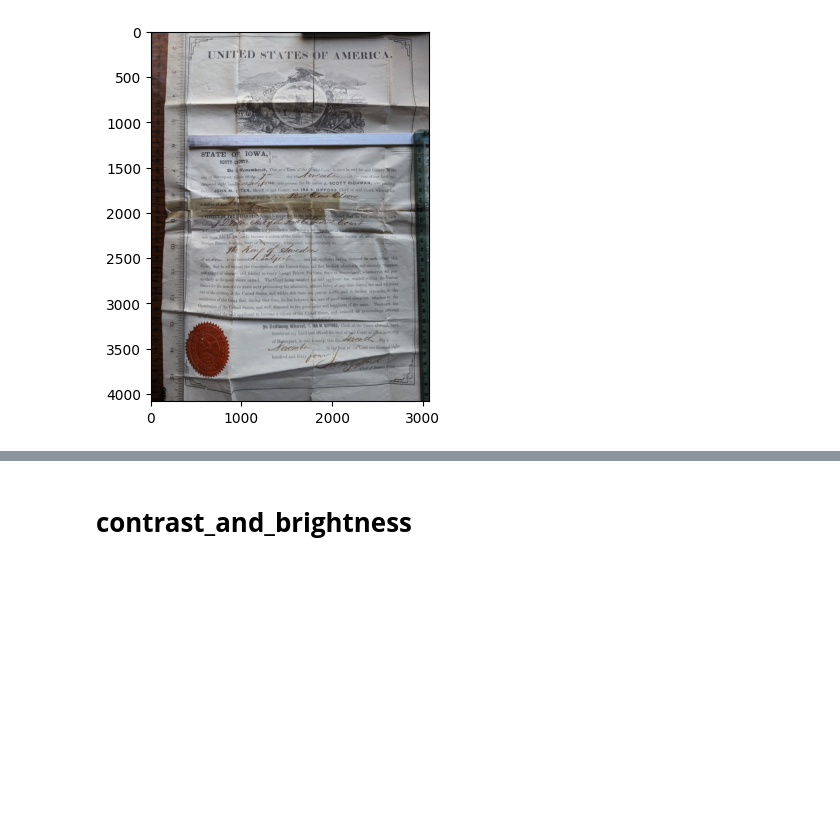
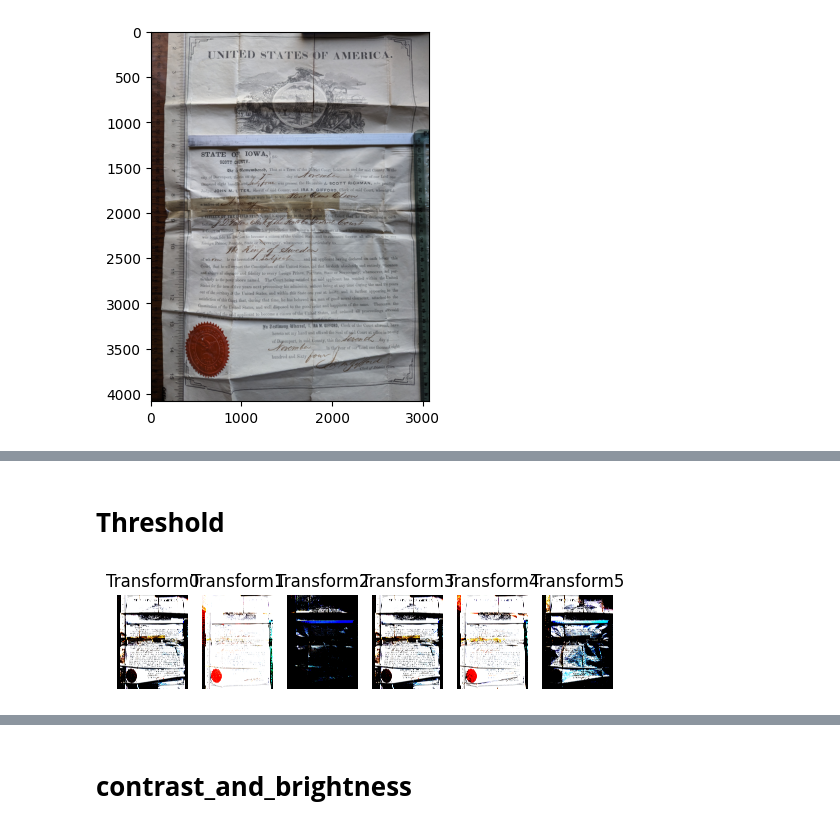
Before and after one commit to blu3crab/AIM, a Jupyter notebook: ipynb/aim_xformer.ipynb, the cells around one changed output, grey strips where cells are left out. Saved outputs shown, nothing was run; the diff lists cells and outputs as text; code cells hidden in the pictures; blank space fills up the shorter version.

```diff
--- a/ipynb/aim_xformer.ipynb
+++ b/ipynb/aim_xformer.ipynb
@@ -16,6 +19,7 @@ Drive already mounted at /content/gdrive; to attempt to forcibly remount, call d
 import matplotlib.pyplot as plt
 import matplotlib.image as mpimg
 
+gdrive_path = '/content/gdrive/MyDrive/AIM'
 base_name = 'citizen_1864_xform0'
 image_path = '/content/gdrive/MyDrive/AIM/citizen_1864_rescan.jpg'
 
@@ -31,0 +152,33 @@ aim_xformer.trial_xform(image_path)
+# %%
+def apply_xform_threshold(gdrive_path, image_path):
+    # read image
+    img = mpimg.imread(image_path)
+
+    transformed_images = []
+    # try varying key input Laplacian parameters: threshold value, type
+    thresh_img = threshold(img)
+    transformed_images.append(thresh_img)
+    cv2.imwrite(os.path.join(gdrive_path, 'citizen_xform2a.jpg'), thresh_img)
+    thresh_img = threshold(img, thresh_val=50)
+    transformed_images.append(thresh_img)
+    cv2.imwrite(os.path.join(gdrive_path, 'citizen_xform2b.jpg'), thresh_img)
+    thresh_img = threshold(img, thresh_val=200, thresh_type=cv2.THRESH_BINARY_INV)
+    transformed_images.append(thresh_img)
+    cv2.imwrite(os.path.join(gdrive_path, 'citizen_xform2c.jpg'), thresh_img)
+    thresh_img = threshold(img, thresh_val=127, thresh_type=cv2.THRESH_TRUNC)
+    transformed_images.append(thresh_img)
+    cv2.imwrite(os.path.join(gdrive_path, 'citizen_xform2d.jpg'), thresh_img)
+    thresh_img = threshold(img, thresh_val=75, thresh_type=cv2.THRESH_TOZERO_INV)
+    transformed_images.append(thresh_img)
+    cv2.imwrite(os.path.join(gdrive_path, 'citizen_xform2e.jpg'), thresh_img)
+    thresh_img = threshold(img, thresh_val=170, thresh_type=cv2.THRESH_OTSU)
+    transformed_images.append(thresh_img)
+    cv2.imwrite(os.path.join(gdrive_path, 'citizen_xform2f.jpg'), thresh_img)
+
+    # Display the images side by side
+    for i in range(0, len(transformed_images)):
+        plt.subplot(1, len(transformed_images), i + 1)
+        plt.title("Transform" + str(i))
+        plt.imshow(transformed_images[i], cmap='gray')
+        plt.axis('off')
+    plt.show()
@@ -45,0 +260,7 @@ aim_xformer.apply_grayscale(image_path, 0.5, 1.8)
+# %% [markdown]
+# **Threshold**
+# %%
+#aim_xformer.trial_xform_threshold(gdrive_path, image_path)
+apply_xform_threshold(gdrive_path, image_path)
+# %% [output]
+[figure, added]
```
Also changed, not shown: parts of 19 cells of this notebook, 4 other files.
